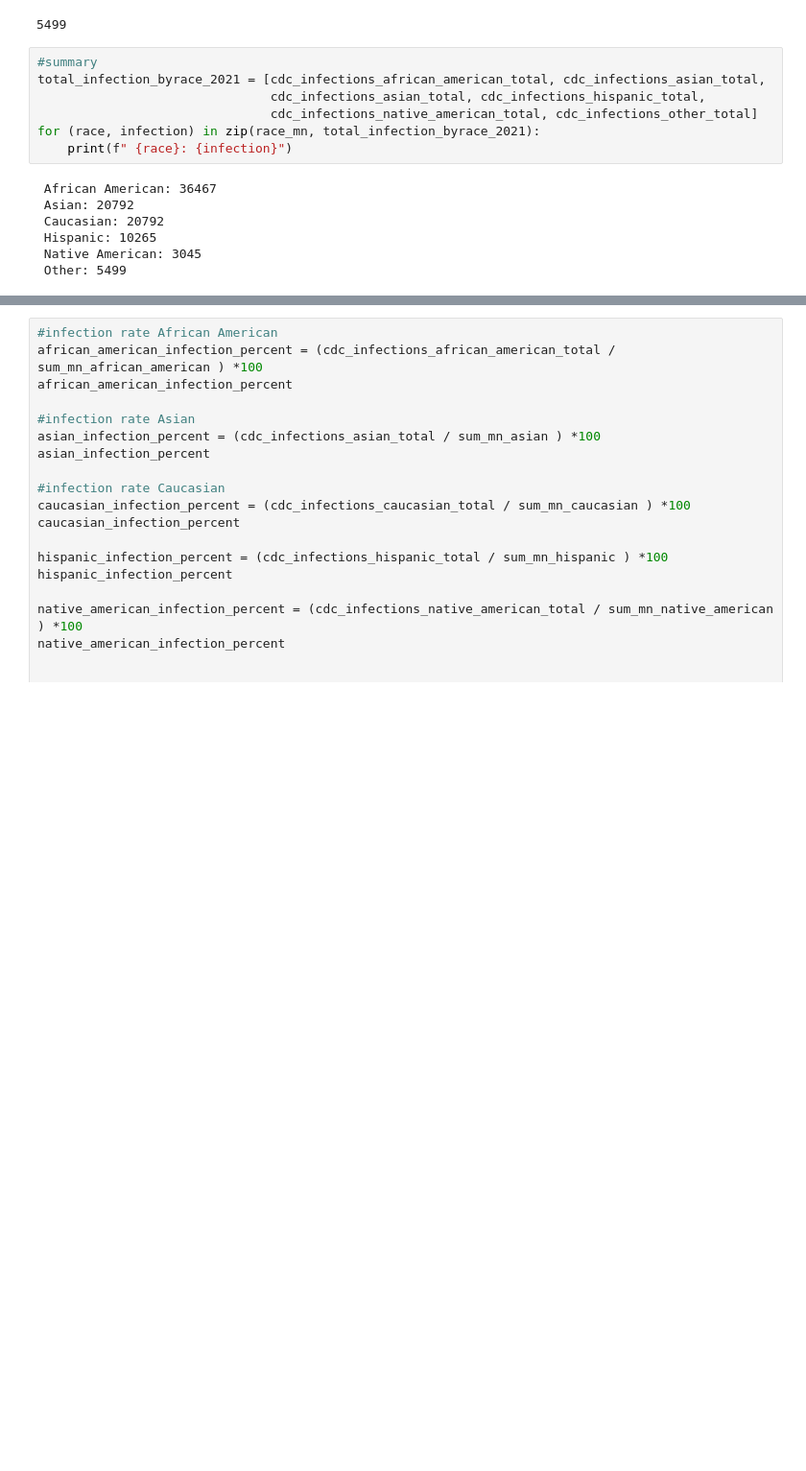
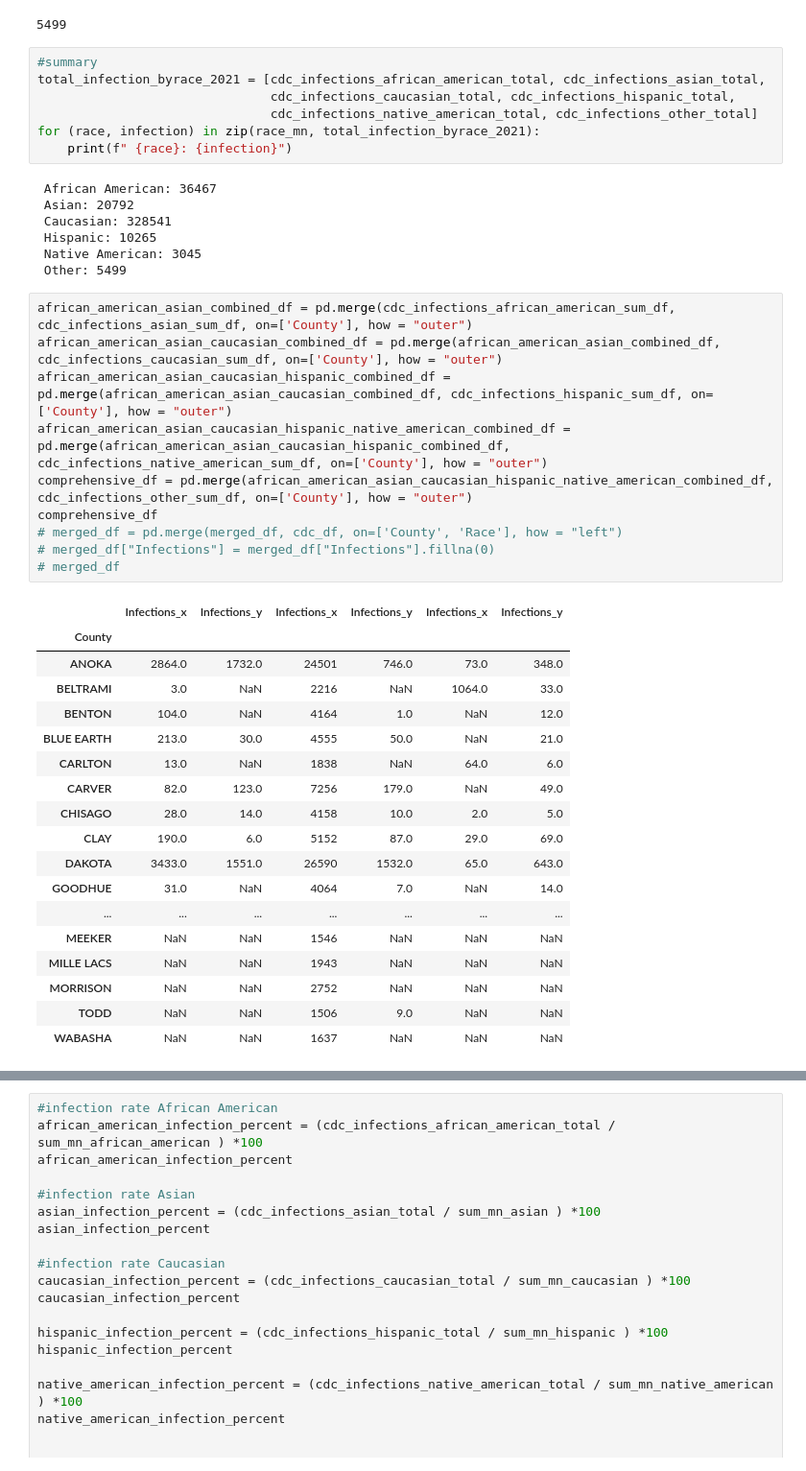
Before and after one commit to tlenzmeier58/Project_1, a Jupyter notebook: working.ipynb, the cells around one changed output, grey strips where cells are left out. Shown at 96% size. Saved outputs shown, nothing was run; the diff lists cells and outputs as text; blank space fills up the shorter version.

```diff
--- a/working.ipynb
+++ b/working.ipynb
@@ -326,14 +326,43 @@ cdc_infections_other_total
 # %%
 #summary
 total_infection_byrace_2021 = [cdc_infections_african_american_total, cdc_infections_asian_total,
-                               cdc_infections_asian_total, cdc_infections_hispanic_total,
+                               cdc_infections_caucasian_total, cdc_infections_hispanic_total,
                                cdc_infections_native_american_total, cdc_infections_other_total]
 for (race, infection) in zip(race_mn, total_infection_byrace_2021):
     print(f" {race}: {infection}")
 # %% [output]
  African American: 36467
  Asian: 20792
- Caucasian: 20792
+ Caucasian: 328541
  Hispanic: 10265
  Native American: 3045
  Other: 5499
+# %%
+african_american_asian_combined_df = pd.merge(cdc_infections_african_american_sum_df, cdc_infections_asian_sum_df, on=['County'], how = "outer")
+african_american_asian_caucasian_combined_df = pd.merge(african_american_asian_combined_df, cdc_infections_caucasian_sum_df, on=['County'], how = "outer")
+african_american_asian_caucasian_hispanic_combined_df = pd.merge(african_american_asian_caucasian_combined_df, cdc_infections_hispanic_sum_df, on=['County'], how = "outer")
+african_american_asian_caucasian_hispanic_native_american_combined_df = pd.merge(african_american_asian_caucasian_hispanic_combined_df, cdc_infections_native_american_sum_df, on=['County'], how = "outer")
+comprehensive_df = pd.merge(african_american_asian_caucasian_hispanic_native_american_combined_df, cdc_infections_other_sum_df, on=['County'], how = "outer")
+comprehensive_df
+# merged_df = pd.merge(merged_df, cdc_df, on=['County', 'Race'], how = "left")
+# merged_df["Infections"] = merged_df["Infections"].fillna(0)
+# merged_df
+# %% [output]
+|  | Infections_x | Infections_y | Infections_x | Infections_y | Infections_x | Infections_y |
+| County |  |  |  |  |  |  |
+| ANOKA | 2864.0 | 1732.0 | 24501 | 746.0 | 73.0 | 348.0 |
+| BELTRAMI | 3.0 | NaN | 2216 | NaN | 1064.0 | 33.0 |
+| BENTON | 104.0 | NaN | 4164 | 1.0 | NaN | 12.0 |
+| BLUE EARTH | 213.0 | 30.0 | 4555 | 50.0 | NaN | 21.0 |
+| CARLTON | 13.0 | NaN | 1838 | NaN | 64.0 | 6.0 |
+| CARVER | 82.0 | 123.0 | 7256 | 179.0 | NaN | 49.0 |
+| CHISAGO | 28.0 | 14.0 | 4158 | 10.0 | 2.0 | 5.0 |
+| CLAY | 190.0 | 6.0 | 5152 | 87.0 | 29.0 | 69.0 |
+| DAKOTA | 3433.0 | 1551.0 | 26590 | 1532.0 | 65.0 | 643.0 |
+| GOODHUE | 31.0 | NaN | 4064 | 7.0 | NaN | 14.0 |
+| ... | ... | ... | ... | ... | ... | ... |
+| MEEKER | NaN | NaN | 1546 | NaN | NaN | NaN |
+| MILLE LACS | NaN | NaN | 1943 | NaN | NaN | NaN |
+| MORRISON | NaN | NaN | 2752 | NaN | NaN | NaN |
+| TODD | NaN | NaN | 1506 | 9.0 | NaN | NaN |
+| WABASHA | NaN | NaN | 1637 | NaN | NaN | NaN |
```
Also changed, not shown: parts of 6 cells of this notebook.
